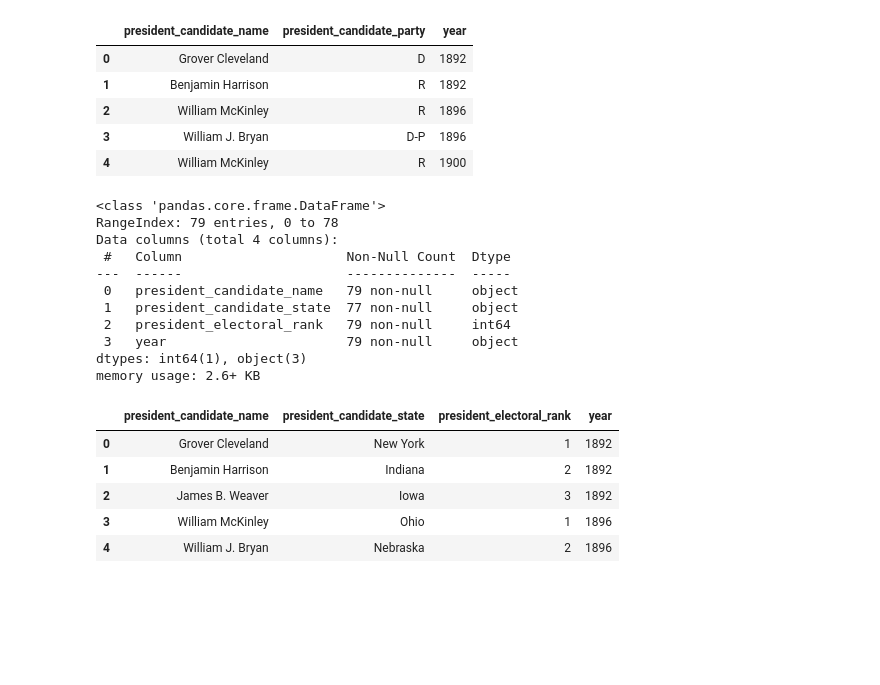
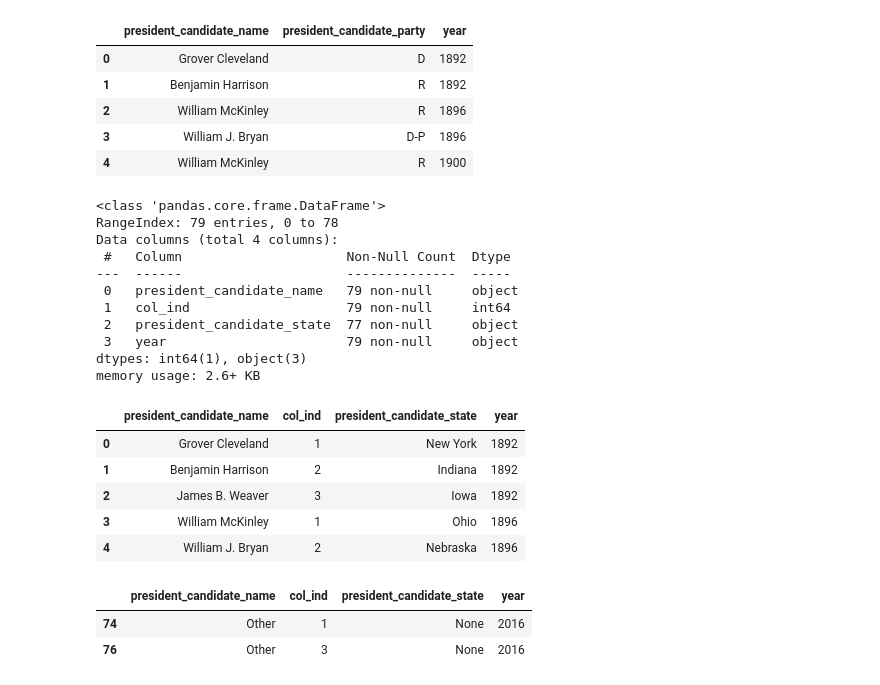
Before and after one commit to frederick-douglas-pearce/us-presidential-vote-analysis, a Jupyter notebook: step1_electoral_college_data.ipynb, the cells around one changed output. Saved outputs shown, nothing was run; the diff lists cells and outputs as text; code cells hidden in the pictures; blank space fills up the shorter version.

```diff
--- a/step1_electoral_college_data.ipynb
+++ b/step1_electoral_college_data.ipynb
@@ -378,9 +385,9 @@ t1_df.head()
 | 3 | William J. Bryan | D-P | 1896 |
 | 4 | William McKinley | R | 1900 |
 # %%
-t2_state_df = pd.json_normalize(parsed_election_years, ['t2', 'candidate_state'], ['year'])
+t2_states_df = pd.json_normalize(parsed_election_years, ['t2', 'candidate_state'], ['year'])
 # %%
-t2_state_df.info()
+t2_states_df.info()
 # %% [output]
 <class 'pandas.core.frame.DataFrame'>
 RangeIndex: 79 entries, 0 to 78
@@ -388,17 +395,23 @@ Data columns (total 4 columns):
  #   Column                     Non-Null Count  Dtype
 ---  ------                     --------------  -----
  0   president_candidate_name   79 non-null     object
- 1   president_candidate_state  77 non-null     object
- 2   president_electoral_rank   79 non-null     int64
+ 1   col_ind                    79 non-null     int64
+ 2   president_candidate_state  77 non-null     object
  3   year                       79 non-null     object
 dtypes: int64(1), object(3)
 memory usage: 2.6+ KB
 # %%
-t2_state_df.head()
+t2_states_df.head()
 # %% [output]
-|  | president_candidate_name | president_candidate_state | president_electoral_rank | year |
-| 0 | Grover Cleveland | New York | 1 | 1892 |
-| 1 | Benjamin Harrison | Indiana | 2 | 1892 |
-| 2 | James B. Weaver | Iowa | 3 | 1892 |
-| 3 | William McKinley | Ohio | 1 | 1896 |
-| 4 | William J. Bryan | Nebraska | 2 | 1896 |
+|  | president_candidate_name | col_ind | president_candidate_state | year |
+| 0 | Grover Cleveland | 1 | New York | 1892 |
+| 1 | Benjamin Harrison | 2 | Indiana | 1892 |
+| 2 | James B. Weaver | 3 | Iowa | 1892 |
+| 3 | William McKinley | 1 | Ohio | 1896 |
+| 4 | William J. Bryan | 2 | Nebraska | 1896 |
+# %%
+t2_states_df[t2_states_df['president_candidate_state'].isna()]
+# %% [output]
+|  | president_candidate_name | col_ind | president_candidate_state | year |
+| 74 | Other | 1 | None | 2016 |
+| 76 | Other | 3 | None | 2016 |
```
Also changed, not shown: parts of 8 cells of this notebook.
